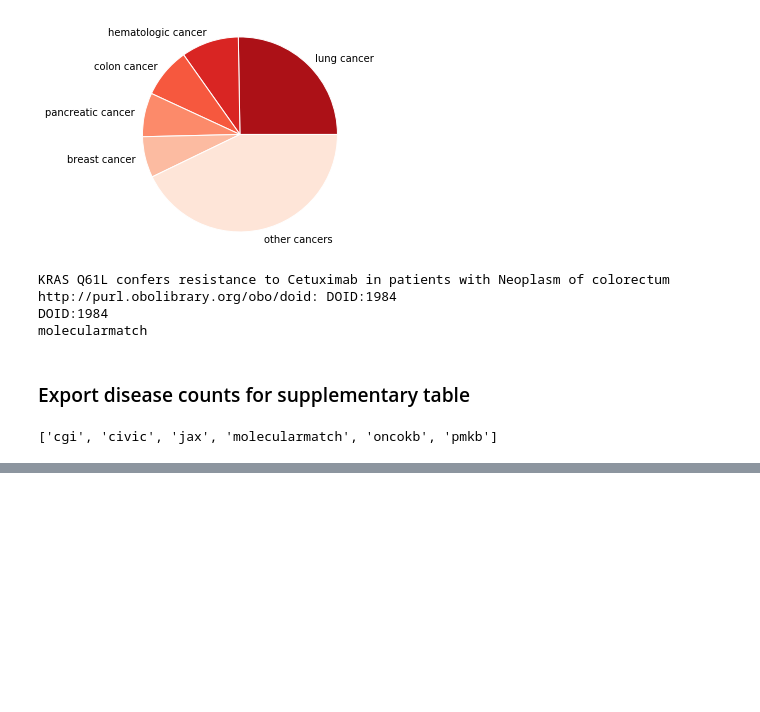
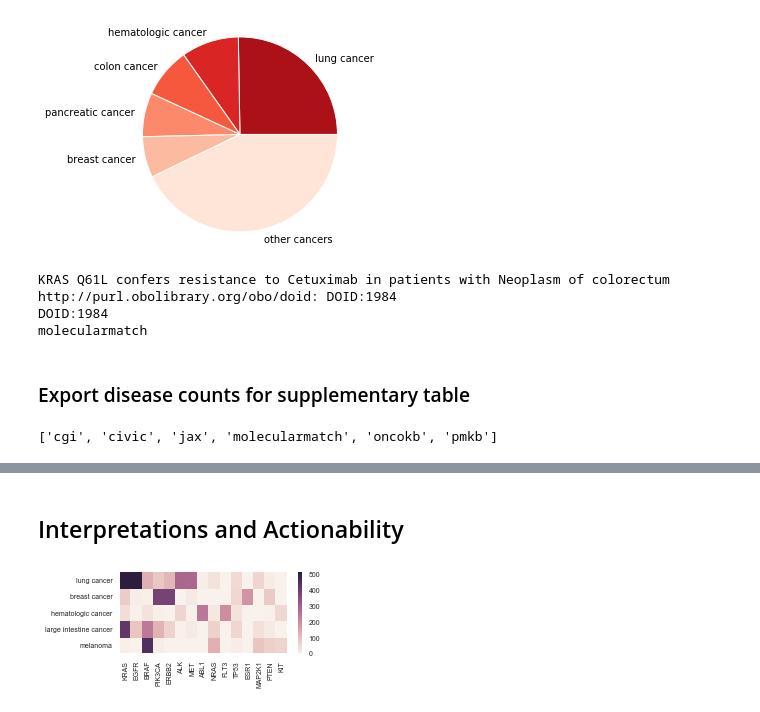
Before and after one commit to ahwagner/vicckb, a Jupyter notebook: figures.ipynb, the cells around one changed output, grey strips where cells are left out. Saved outputs shown, nothing was run; the diff lists cells and outputs as text; code cells hidden in the pictures; blank space fills up the shorter version.

```diff
--- a/figures.ipynb
+++ b/figures.ipynb
@@ -1555,0 +1784,18 @@ with open('out/disease_counts.csv', 'w') as f:
+# %% [markdown]
+## Interpretations and Actionability
+# %%
+tier1_disease_gene = Counter()
+all_disease_gene = Counter()
+for association in core_vdb:
+    try:
+        disease = id_to_name[topnode_map[association.disease.id]]
+    except (KeyError, AttributeError):
+        continue
+    level = association.evidence_level
+    for gene in association.genes:
+        k = (gene.gene_symbol, disease)
+        if level in ['A', 'B']:
+            tier1_disease_gene[k] += 1
+        all_disease_gene[k] += 1
+# %%
+(gene, disease), count = tier1_disease_gene.most_common(30)[0]
@@ -1555,0 +1804,23 @@ with open('out/disease_counts.csv', 'w') as f:
+# %%
+f, ax = plt.subplots(figsize=(3.75, 1.5))
+genes = Counter()
+diseases = interpretation_group_names[:5]
+i = 0
+for (gene, disease), count in all_disease_gene.most_common(len(all_disease_gene)):
+    i += 1
+    if disease not in diseases:
+        continue
+    genes[gene] += count
+
+genes = [x[0] for x in genes.most_common(15)]
+
+heat_array_all = np.zeros((len(diseases),len(genes)))
+for i in range(len(genes)):
+    for j in range(len(diseases)):
+        heat_array[j][i] = all_disease_gene.get((genes[i], diseases[j]), 0)
+
+sns.heatmap(heat_array, xticklabels=genes, yticklabels=diseases, robust=True)
+
+f.savefig(str(FIGPATH / 'misc_figures' / 'all_disease_gene_heatmap.pdf'), format='pdf')
+# %% [output]
+[figure, added]
```
Also changed, not shown: parts of 70 cells of this notebook.
